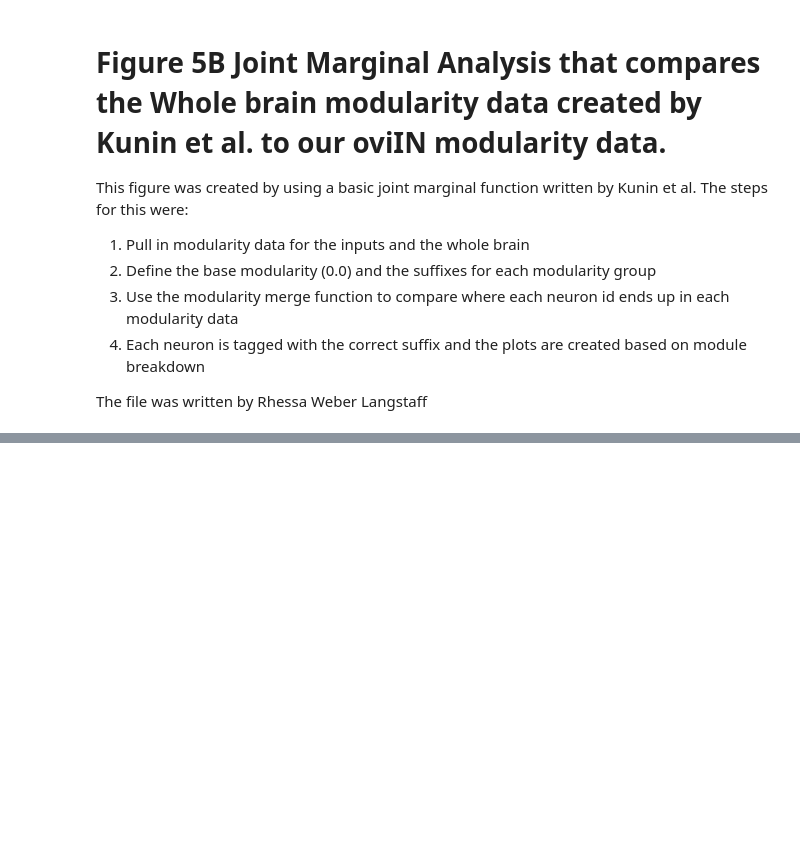
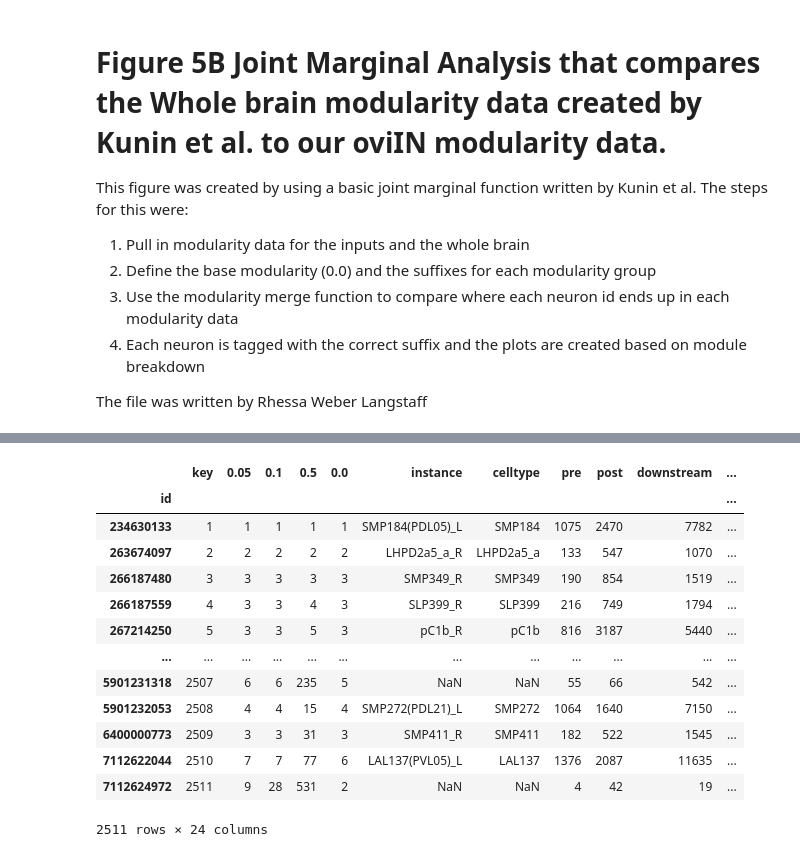
Before and after one commit to Gutierrez-lab/flybrain-clustering-rhessa, a Jupyter notebook: figure5B copy.ipynb, the cells around one changed output, grey strips where cells are left out. Cells and saved outputs as stored; diff of their text form; code cells hidden in the pictures; blank space fills up the shorter version.

```diff
--- a/figure5B copy.ipynb
+++ b/figure5B copy.ipynb
@@ -154,3 +158,20 @@ log_msg("Done!")
+# %%
+HB_node_df
+# %% [output]
+|  | key | 0.05 | 0.1 | 0.5 | 0.0 | instance | celltype | pre | post | downstream | ... |
+| id |  |  |  |  |  |  |  |  |  |  | ... |
+| 234630133 | 1 | 1 | 1 | 1 | 1 | SMP184(PDL05)_L | SMP184 | 1075 | 2470 | 7782 | ... |
+| 263674097 | 2 | 2 | 2 | 2 | 2 | LHPD2a5_a_R | LHPD2a5_a | 133 | 547 | 1070 | ... |
+| 266187480 | 3 | 3 | 3 | 3 | 3 | SMP349_R | SMP349 | 190 | 854 | 1519 | ... |
+| 266187559 | 4 | 3 | 3 | 4 | 3 | SLP399_R | SLP399 | 216 | 749 | 1794 | ... |
+| 267214250 | 5 | 3 | 3 | 5 | 3 | pC1b_R | pC1b | 816 | 3187 | 5440 | ... |
+| ... | ... | ... | ... | ... | ... | ... | ... | ... | ... | ... | ... |
+| 5901231318 | 2507 | 6 | 6 | 235 | 5 | NaN | NaN | 55 | 66 | 542 | ... |
+| 5901232053 | 2508 | 4 | 4 | 15 | 4 | SMP272(PDL21)_L | SMP272 | 1064 | 1640 | 7150 | ... |
+| 6400000773 | 2509 | 3 | 3 | 31 | 3 | SMP411_R | SMP411 | 182 | 522 | 1545 | ... |
+| 7112622044 | 2510 | 7 | 7 | 77 | 6 | LAL137(PVL05)_L | LAL137 | 1376 | 2087 | 11635 | ... |
+| 7112624972 | 2511 | 9 | 28 | 531 | 2 | NaN | NaN | 4 | 42 | 19 | ... |
+2511 rows × 24 columns
 # %%
 # Pulled from Prof G's code on github (https://github.com/Gutierrez-lab/oviIN-analyses-gabrielle/blob/main/modular_sandbox.ipynb)
 def modularity_merge(df1,df2,suf1,suf2):
```
Also changed, not shown: parts of 7 cells of this notebook, 10 other files.
